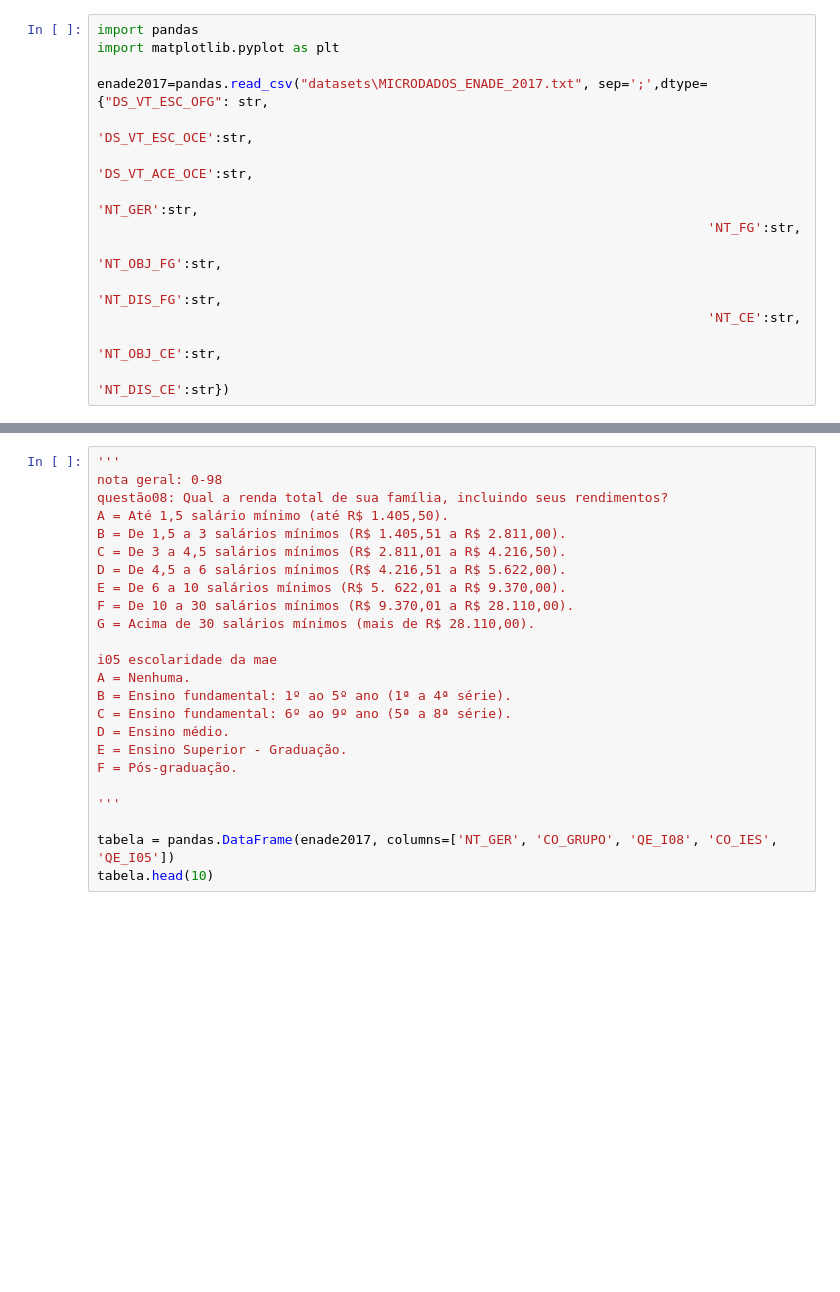
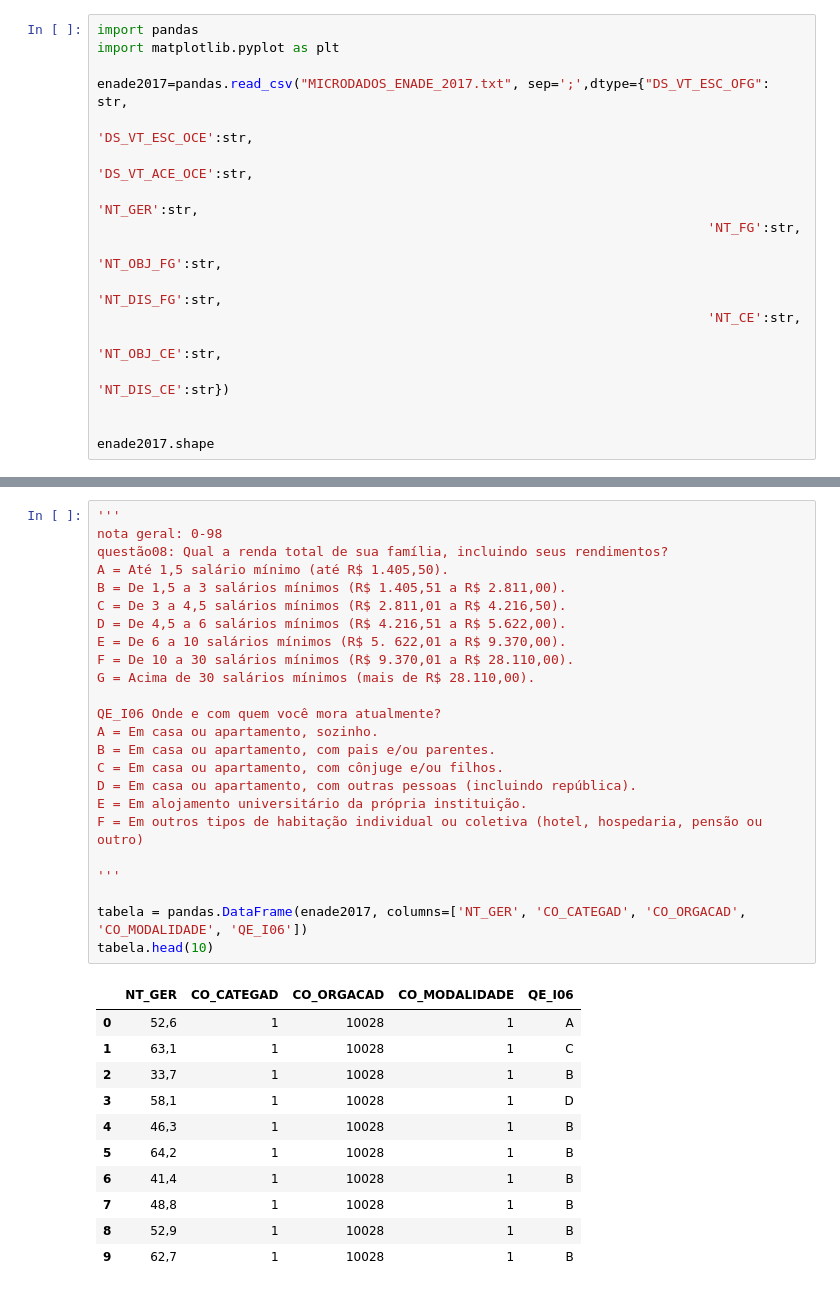
Before and after one commit to nayaras/topicosIC-1, a Jupyter notebook: enade.ipynb, the cells around one changed output, grey strips where cells are left out. Drawn from its saved outputs; the diff is of its cells as text; blank space fills up the shorter version.

Commit message:
Trabalho base ENADE

```diff
--- a/enade.ipynb
+++ b/enade.ipynb
@@ -2,7 +13,7 @@
 import pandas
 import matplotlib.pyplot as plt
 
-enade2017=pandas.read_csv("datasets\MICRODADOS_ENADE_2017.txt", sep=';',dtype={"DS_VT_ESC_OFG": str,
+enade2017=pandas.read_csv("MICRODADOS_ENADE_2017.txt", sep=';',dtype={"DS_VT_ESC_OFG": str,
                                                                                'DS_VT_ESC_OCE':str,
                                                                               'DS_VT_ACE_OCE':str,
                                                                               'NT_GER':str,
@@ -12,3 +23,6 @@ enade2017=pandas.read_csv("datasets\MICRODADOS_ENADE_2017.txt", sep=';',dtype={"
                                                                               'NT_CE':str,
                                                                               'NT_OBJ_CE':str,
                                                                               'NT_DIS_CE':str})
+
+
+enade2017.shape
@@ -17,27 +37,39 @@ enade2017.columns[0:10]
 # %%
 '''
 nota geral: 0-98
 questão08: Qual a renda total de sua família, incluindo seus rendimentos?
 A = Até 1,5 salário mínimo (até R$ 1.405,50).
 B = De 1,5 a 3 salários mínimos (R$ 1.405,51 a R$ 2.811,00).
 C = De 3 a 4,5 salários mínimos (R$ 2.811,01 a R$ 4.216,50).
 D = De 4,5 a 6 salários mínimos (R$ 4.216,51 a R$ 5.622,00).
 E = De 6 a 10 salários mínimos (R$ 5. 622,01 a R$ 9.370,00).
 F = De 10 a 30 salários mínimos (R$ 9.370,01 a R$ 28.110,00).
 G = Acima de 30 salários mínimos (mais de R$ 28.110,00).
 
-i05 escolaridade da mae
-A = Nenhuma.
-B = Ensino fundamental: 1º ao 5º ano (1ª a 4ª série).
-C = Ensino fundamental: 6º ao 9º ano (5ª a 8ª série).
-D = Ensino médio.
-E = Ensino Superior - Graduação.
-F = Pós-graduação.
+QE_I06 Onde e com quem você mora atualmente?
+A = Em casa ou apartamento, sozinho.
+B = Em casa ou apartamento, com pais e/ou parentes.
+C = Em casa ou apartamento, com cônjuge e/ou filhos.
+D = Em casa ou apartamento, com outras pessoas (incluindo república).
+E = Em alojamento universitário da própria instituição.
+F = Em outros tipos de habitação individual ou coletiva (hotel, hospedaria, pensão ou outro)
 
 '''
 
-tabela = pandas.DataFrame(enade2017, columns=['NT_GER', 'CO_GRUPO', 'QE_I08', 'CO_IES', 'QE_I05'])
+tabela = pandas.DataFrame(enade2017, columns=['NT_GER', 'CO_CATEGAD', 'CO_ORGACAD', 'CO_MODALIDADE', 'QE_I06'])
 tabela.head(10)
+# %% [output]
+|  | NT_GER | CO_CATEGAD | CO_ORGACAD | CO_MODALIDADE | QE_I06 |
+| 0 | 52,6 | 1 | 10028 | 1 | A |
+| 1 | 63,1 | 1 | 10028 | 1 | C |
+| 2 | 33,7 | 1 | 10028 | 1 | B |
+| 3 | 58,1 | 1 | 10028 | 1 | D |
+| 4 | 46,3 | 1 | 10028 | 1 | B |
+| 5 | 64,2 | 1 | 10028 | 1 | B |
+| 6 | 41,4 | 1 | 10028 | 1 | B |
+| 7 | 48,8 | 1 | 10028 | 1 | B |
+| 8 | 52,9 | 1 | 10028 | 1 | B |
+| 9 | 62,7 | 1 | 10028 | 1 | B |
 # %%
 ##limpeza dos dados
 
```
Also changed, not shown: parts of 26 cells of this notebook.
